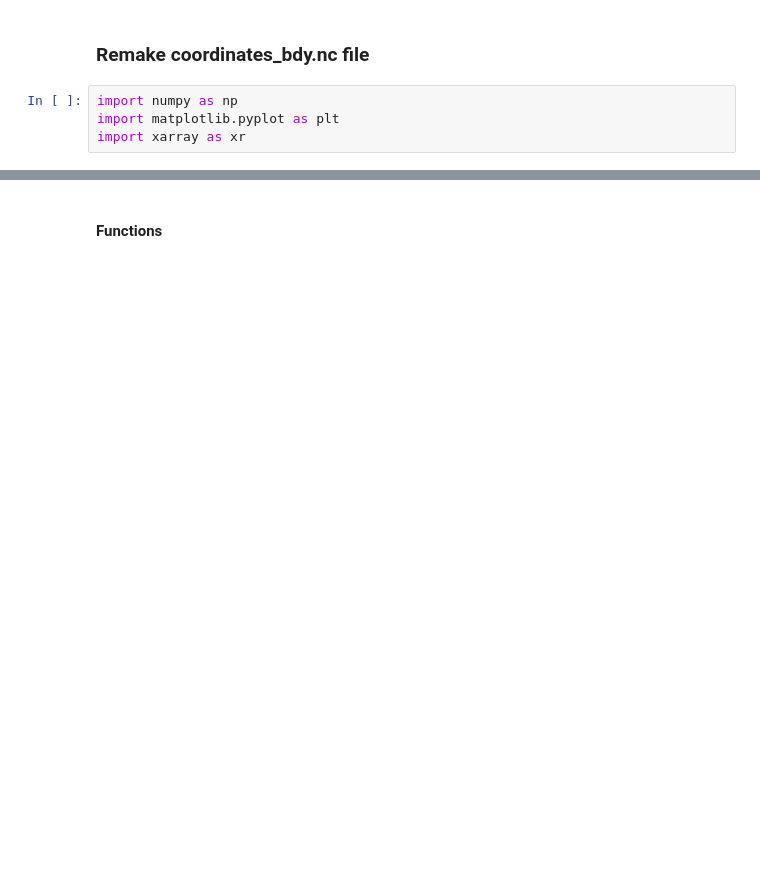
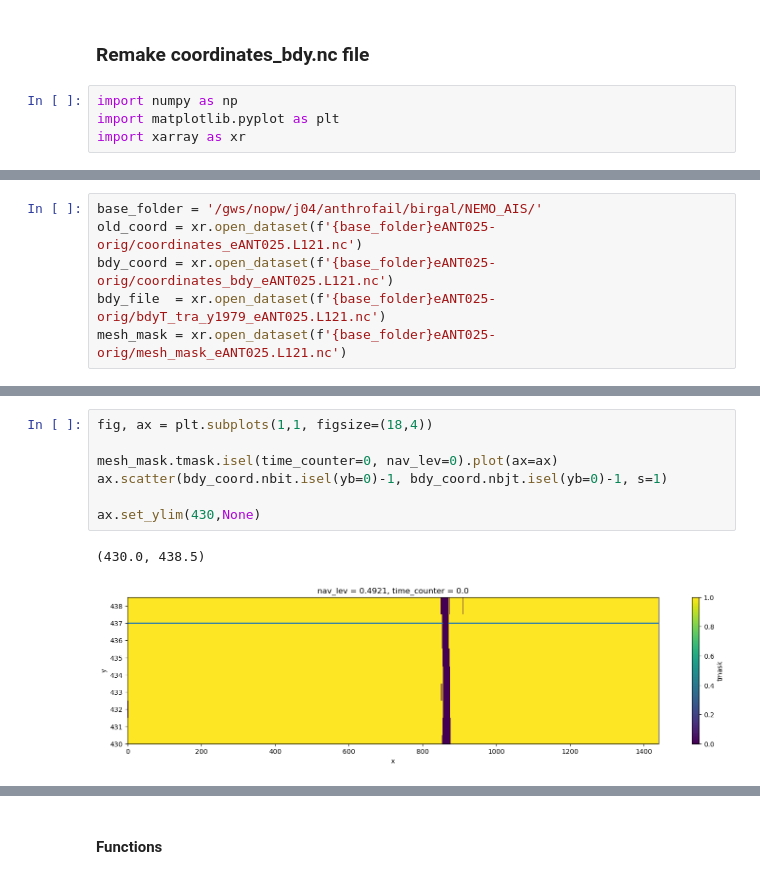
Before and after one commit to brogalla/analysis-birgal, a Jupyter notebook: nemo_config_setup/remake-coordinates-bdy.ipynb, the cells around one changed output, grey strips where cells are left out. Cells and saved outputs as stored; diff of their text form; blank space fills up the shorter version.

```diff
--- a/nemo_config_setup/remake-coordinates-bdy.ipynb
+++ b/nemo_config_setup/remake-coordinates-bdy.ipynb
@@ -6,0 +9,6 @@ import xarray as xr
+# %%
+base_folder = '/gws/nopw/j04/anthrofail/birgal/NEMO_AIS/'
+old_coord = xr.open_dataset(f'{base_folder}eANT025-orig/coordinates_eANT025.L121.nc')
+bdy_coord = xr.open_dataset(f'{base_folder}eANT025-orig/coordinates_bdy_eANT025.L121.nc')
+bdy_file  = xr.open_dataset(f'{base_folder}eANT025-orig/bdyT_tra_y1979_eANT025.L121.nc')
+mesh_mask = xr.open_dataset(f'{base_folder}eANT025-orig/mesh_mask_eANT025.L121.nc')
@@ -6,0 +42,10 @@ import xarray as xr
+# %%
+fig, ax = plt.subplots(1,1, figsize=(18,4))
+
+mesh_mask.tmask.isel(time_counter=0, nav_lev=0).plot(ax=ax)
+ax.scatter(bdy_coord.nbit.isel(yb=0)-1, bdy_coord.nbjt.isel(yb=0)-1, s=1)
+
+ax.set_ylim(430,None)
+# %% [output]
+(430.0, 438.5)
+[figure, added]
```
Also changed, not shown: parts of 36 cells of this notebook.
